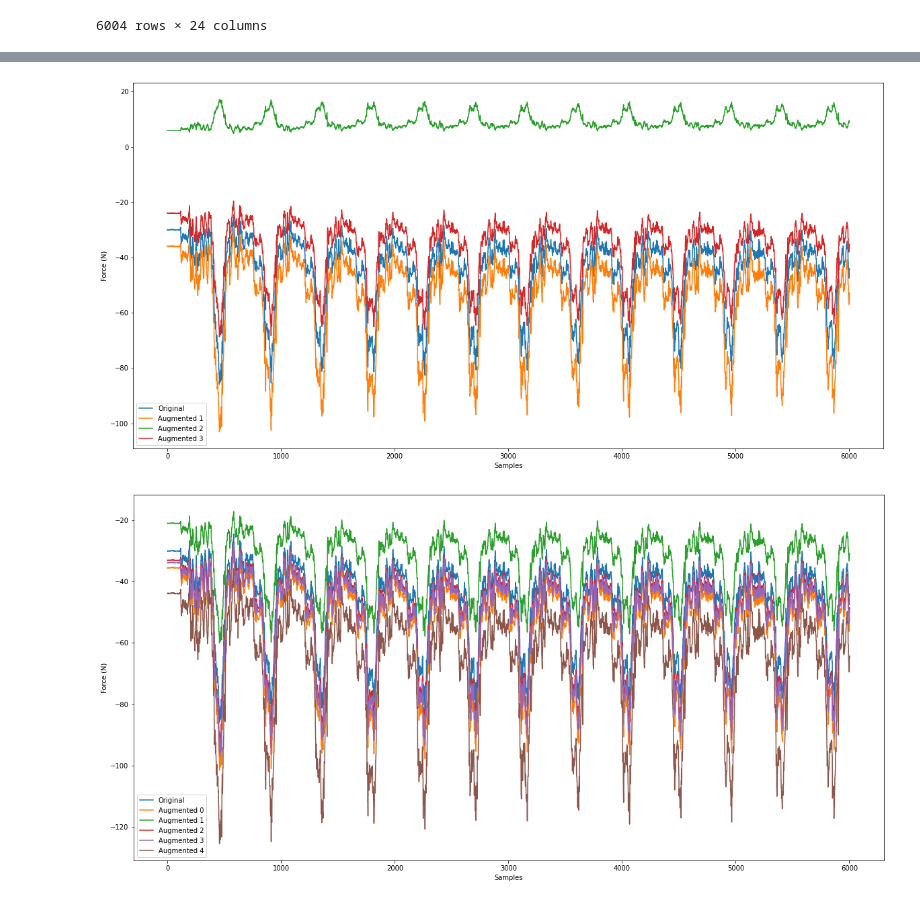
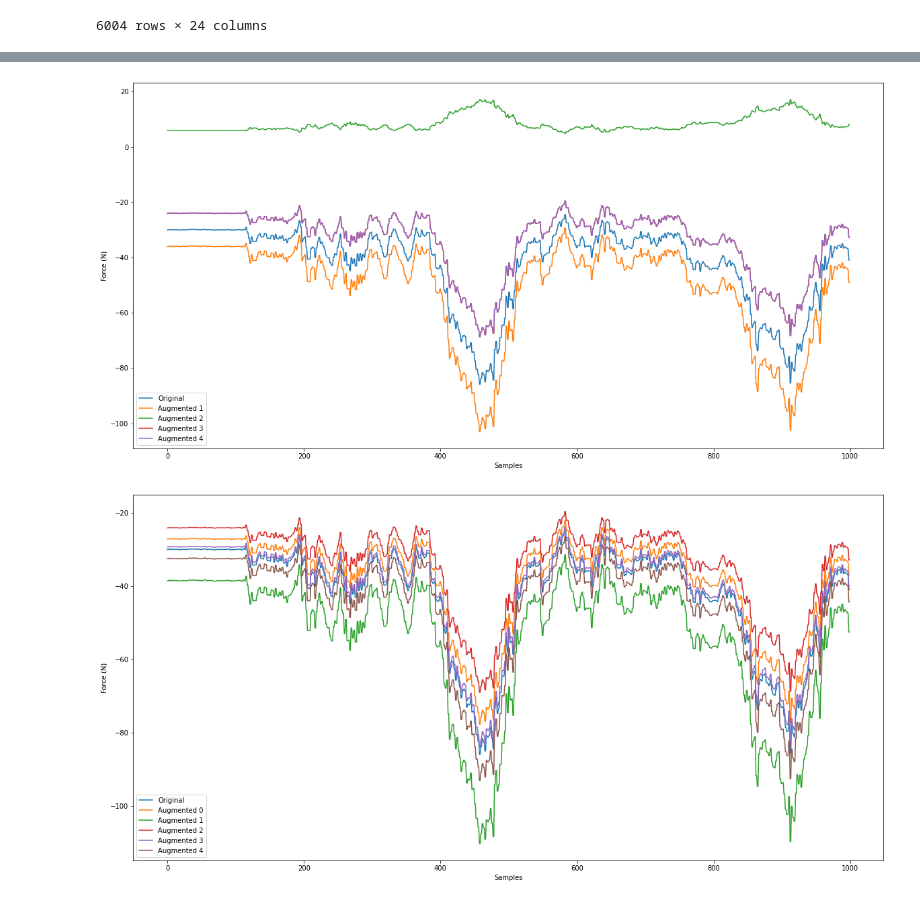
Before and after one commit to hl0d0w1g/EXOSAFE-ML, a Jupyter notebook: notebooks/aux/data_augmentation.ipynb, the cells around one changed output, grey strips where cells are left out. Cells and saved outputs as stored; diff of their text form; code cells hidden in the pictures.

```diff
--- a/notebooks/aux/data_augmentation.ipynb
+++ b/notebooks/aux/data_augmentation.ipynb
@@ -56,7 +56,7 @@ data_df
 | 6003 | 7.105525 | 0.550752 | -7.079828 | -2.004353 | 13.352600 | 24.04679 | -44.2948 | 2.182076 | -44.501832 | 6.404956 | ... | ... |
 6004 rows × 24 columns
 # %%
-original_signal = data_df['F3x'].values
+original_signal = data_df['F3x'].values[:1000]
 # %%
 plt.figure(figsize=(20,10))
 plt.plot(original_signal)
@@ -75,24 +76,25 @@ plt.plot(original_signal, label='Original')
 plt.plot(augmented_signal_1, label='Augmented 1')
 plt.plot(augmented_signal_2, label='Augmented 2')
 plt.plot(augmented_signal_3, label='Augmented 3')
+plt.plot(augmented_signal_4, label='Augmented 4')
 plt.xlabel('Samples')
 plt.ylabel('Force (N)')
 plt.legend()
 plt.show()
 # %% [output]
-[figure, old version]
+[figure, new version]
 # %%
 plt.figure(figsize=(20,10))
 plt.plot(original_signal, label='Original')
 
 for i in range(5):
     x = random.uniform(0.5, 1.5)
-    augmented_signal = original_signal + (original_signal - (original_signal * x))
+    augmented_signal = original_signal * x
     plt.plot(augmented_signal, label='Augmented {}'.format(i))
 
 plt.xlabel('Samples')
 plt.ylabel('Force (N)')
 plt.legend()
 plt.show()
 # %% [output]
-[figure, old version]
+[figure, new version]
```
Also changed, not shown: parts of 2 cells of this notebook, 6 other files.
